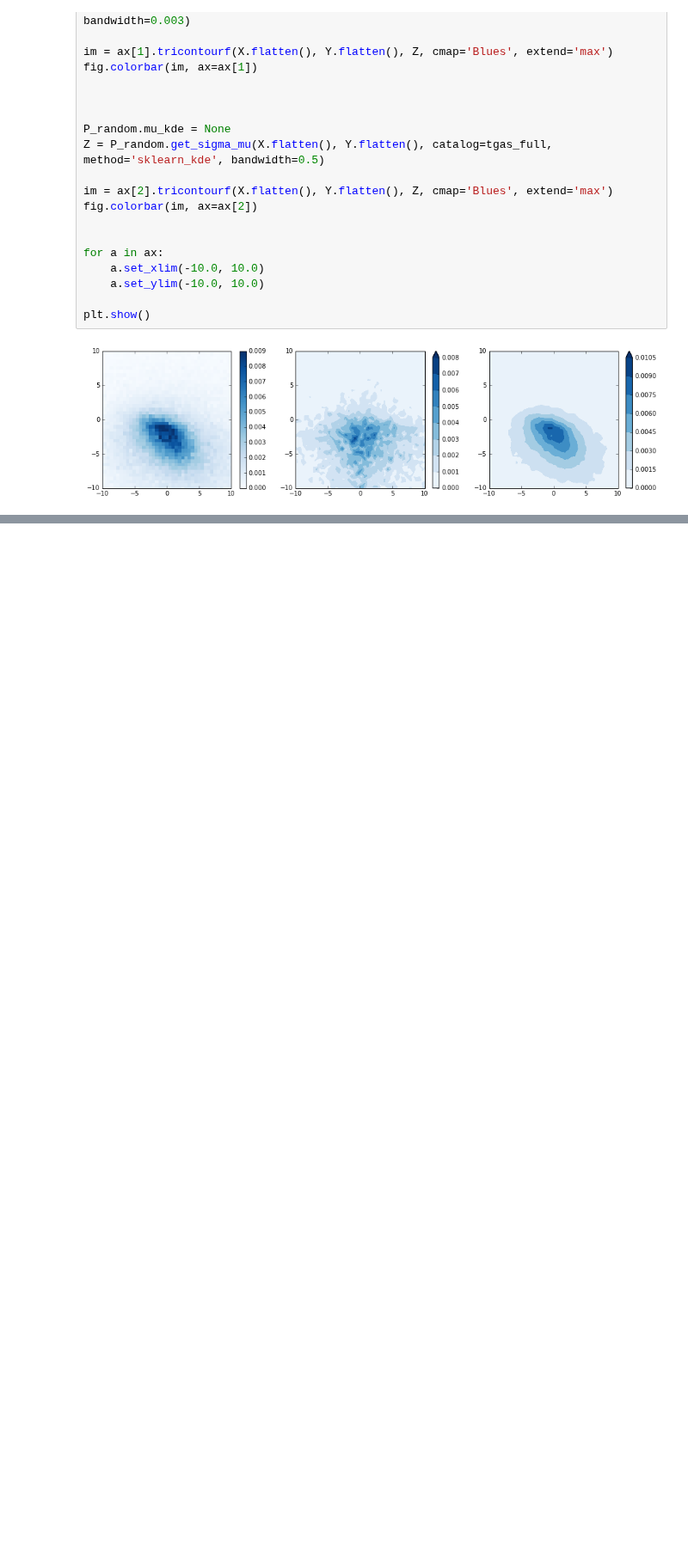
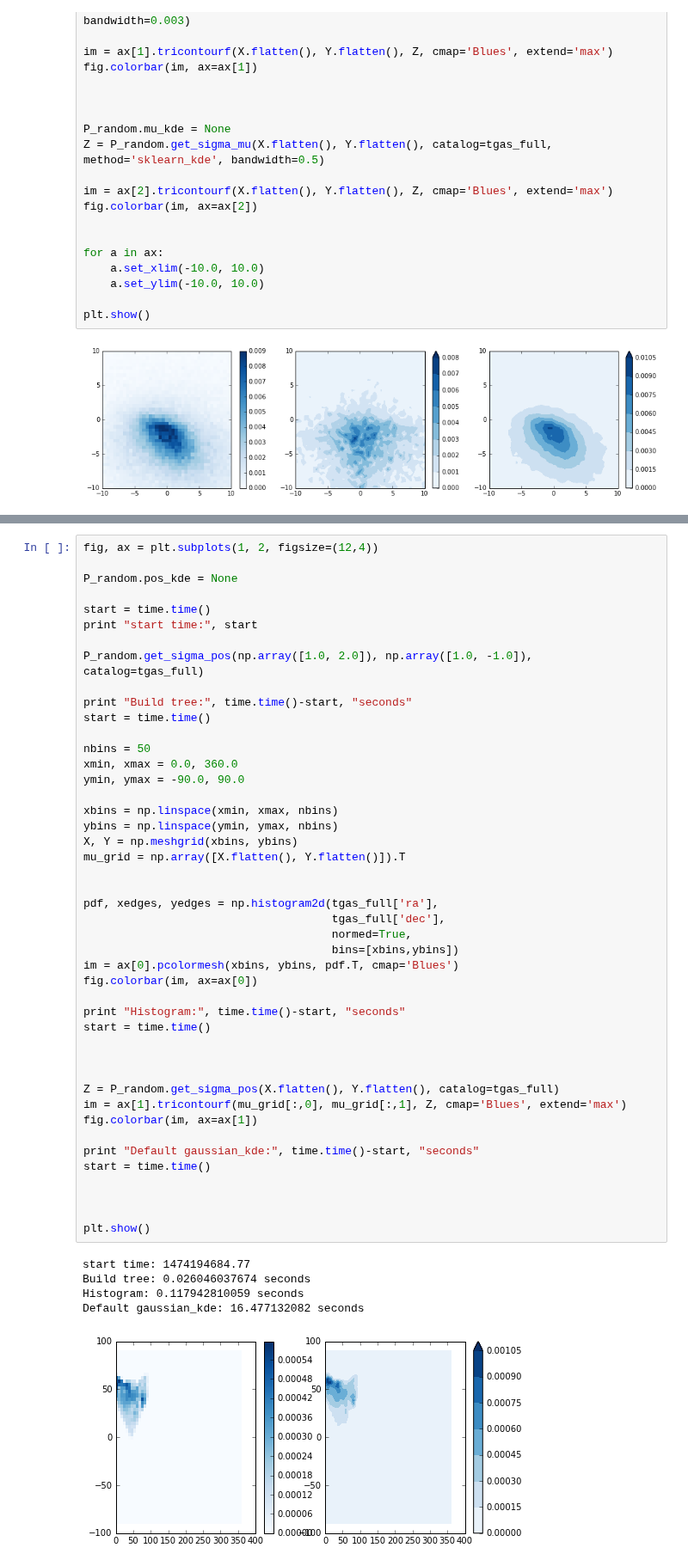
Before and after one commit to astroJeff/gaia_binaries, a Jupyter notebook: notebooks/TGAS_general.ipynb, the cells around one changed output, grey strips where cells are left out. Shown at 86% size. Saved outputs shown, nothing was run; the diff lists cells and outputs as text; blank space fills up the shorter version.

```diff
--- a/notebooks/TGAS_general.ipynb
+++ b/notebooks/TGAS_general.ipynb
@@ -275,0 +266,51 @@ print tgas_0[j]['tycho2_id'], tgas_0[j]['ra'], tgas_0[j]['dec'], tgas_0[j]['pmra
+# %%
+fig, ax = plt.subplots(1, 2, figsize=(12,4))
+
+P_random.pos_kde = None
+
+start = time.time()
+print "start time:", start
+
+P_random.get_sigma_pos(np.array([1.0, 2.0]), np.array([1.0, -1.0]), catalog=tgas_full)
+
+print "Build tree:", time.time()-start, "seconds"
+start = time.time()
+
+nbins = 50
+xmin, xmax = 0.0, 360.0
+ymin, ymax = -90.0, 90.0
+
+xbins = np.linspace(xmin, xmax, nbins)
+ybins = np.linspace(ymin, ymax, nbins)
+X, Y = np.meshgrid(xbins, ybins)
+mu_grid = np.array([X.flatten(), Y.flatten()]).T
+
+
+pdf, xedges, yedges = np.histogram2d(tgas_full['ra'],
+                                     tgas_full['dec'],
+                                     normed=True,
+                                     bins=[xbins,ybins])
+im = ax[0].pcolormesh(xbins, ybins, pdf.T, cmap='Blues')
+fig.colorbar(im, ax=ax[0])
+
+print "Histogram:", time.time()-start, "seconds"
+start = time.time()
+
+
+
+Z = P_random.get_sigma_pos(X.flatten(), Y.flatten(), catalog=tgas_full)
+im = ax[1].tricontourf(mu_grid[:,0], mu_grid[:,1], Z, cmap='Blues', extend='max')
+fig.colorbar(im, ax=ax[1])
+
+print "Default gaussian_kde:", time.time()-start, "seconds"
+start = time.time()
+
+
+
+plt.show()
+# %% [output]
+start time: 1474194684.77
+Build tree: 0.026046037674 seconds
+Histogram: 0.117942810059 seconds
+Default gaussian_kde: 16.477132082 seconds
+[figure, added]
```
Also changed, not shown: parts of 16 cells of this notebook, 5 other files.
